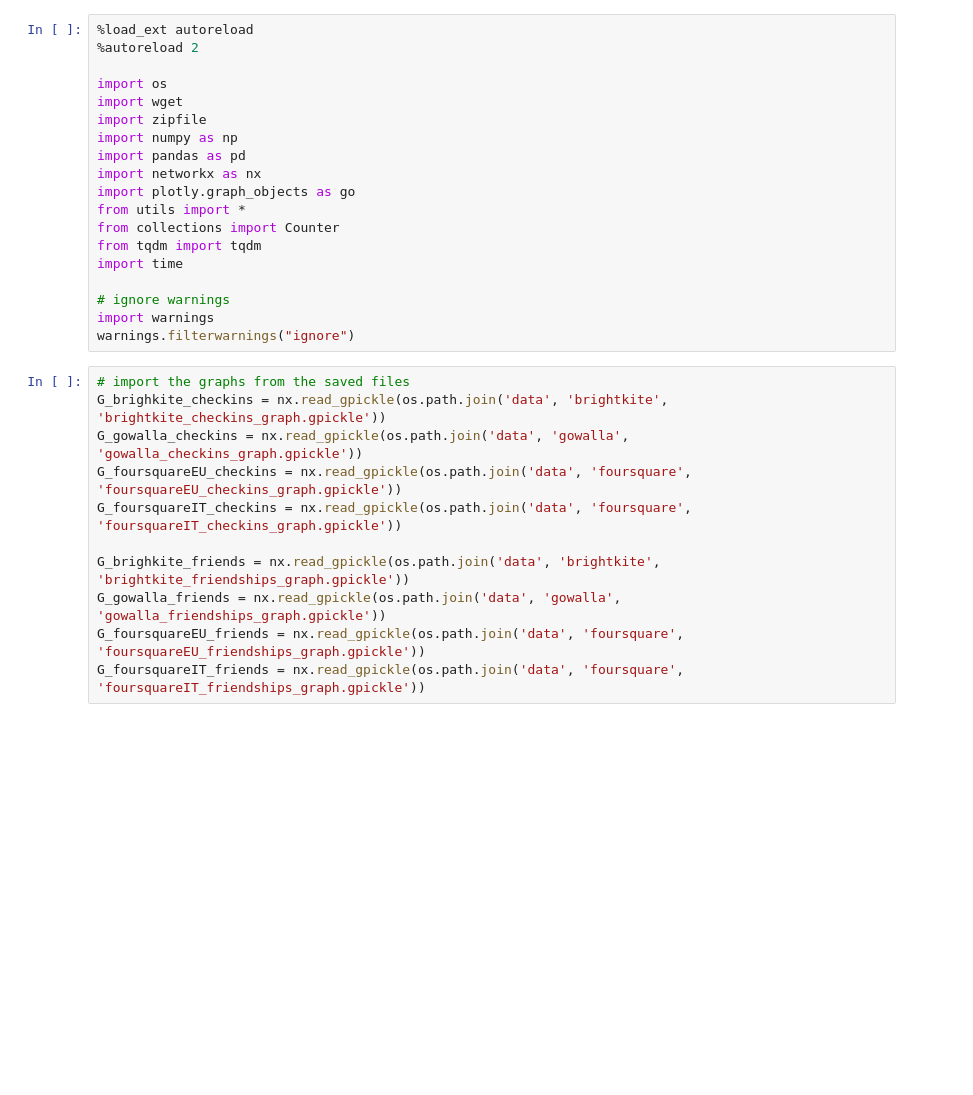
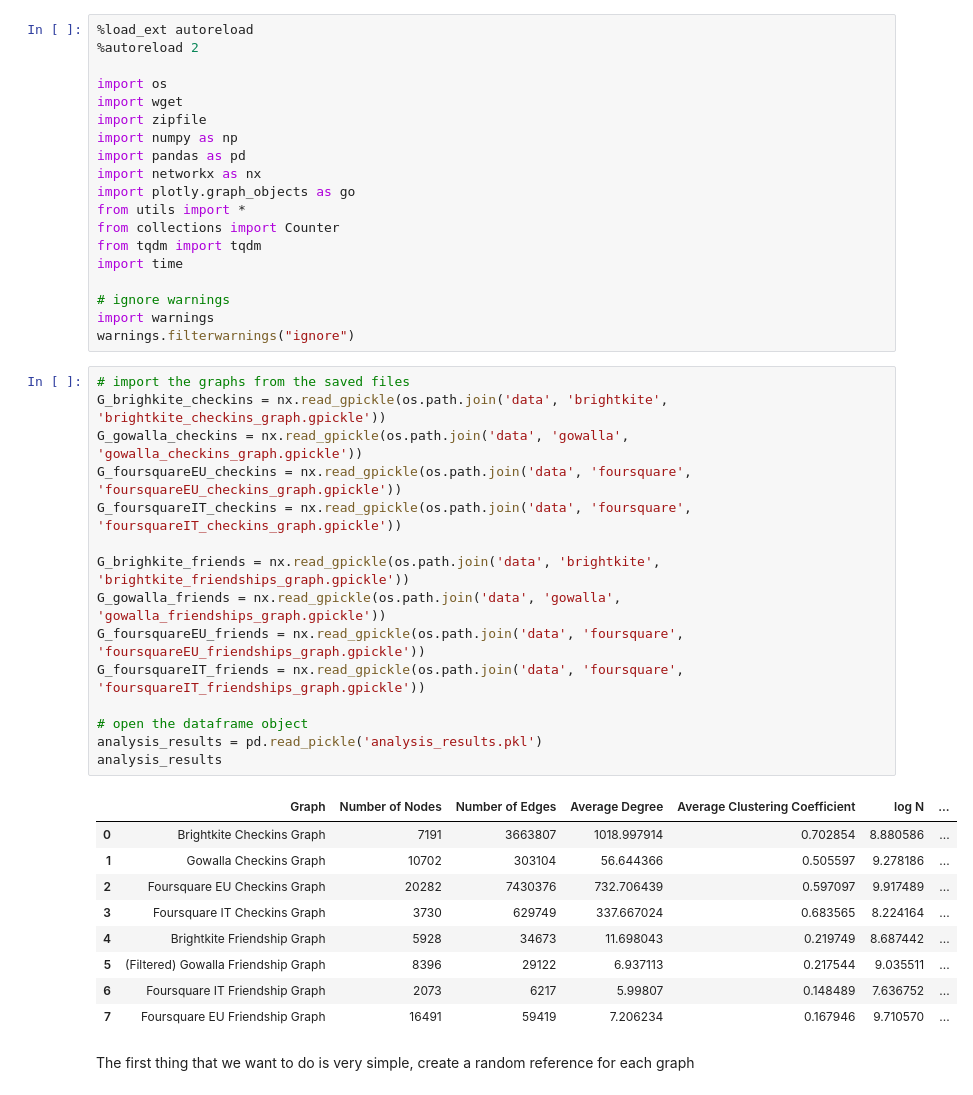
Before and after one commit to lukefleed/small-worlds, a Jupyter notebook: testing.ipynb, the cells around one changed output. Cells and saved outputs as stored; diff of their text form; blank space fills up the shorter version.

```diff
--- a/testing.ipynb
+++ b/testing.ipynb
@@ -20,11 +20,27 @@ warnings.filterwarnings("ignore")
 # %%
 # import the graphs from the saved files
 G_brighkite_checkins = nx.read_gpickle(os.path.join('data', 'brightkite', 'brightkite_checkins_graph.gpickle'))
 G_gowalla_checkins = nx.read_gpickle(os.path.join('data', 'gowalla', 'gowalla_checkins_graph.gpickle'))
 G_foursquareEU_checkins = nx.read_gpickle(os.path.join('data', 'foursquare', 'foursquareEU_checkins_graph.gpickle'))
 G_foursquareIT_checkins = nx.read_gpickle(os.path.join('data', 'foursquare', 'foursquareIT_checkins_graph.gpickle'))
 
 G_brighkite_friends = nx.read_gpickle(os.path.join('data', 'brightkite', 'brightkite_friendships_graph.gpickle'))
 G_gowalla_friends = nx.read_gpickle(os.path.join('data', 'gowalla', 'gowalla_friendships_graph.gpickle'))
 G_foursquareEU_friends = nx.read_gpickle(os.path.join('data', 'foursquare', 'foursquareEU_friendships_graph.gpickle'))
 G_foursquareIT_friends = nx.read_gpickle(os.path.join('data', 'foursquare', 'foursquareIT_friendships_graph.gpickle'))
+
+# open the dataframe object
+analysis_results = pd.read_pickle('analysis_results.pkl')
+analysis_results
+# %% [output]
+|  | Graph | Number of Nodes | Number of Edges | Average Degree | Average Clustering Coefficient | log N | ... |
+| 0 | Brightkite Checkins Graph | 7191 | 3663807 | 1018.997914 | 0.702854 | 8.880586 | ... |
+| 1 | Gowalla Checkins Graph | 10702 | 303104 | 56.644366 | 0.505597 | 9.278186 | ... |
+| 2 | Foursquare EU Checkins Graph | 20282 | 7430376 | 732.706439 | 0.597097 | 9.917489 | ... |
+| 3 | Foursquare IT Checkins Graph | 3730 | 629749 | 337.667024 | 0.683565 | 8.224164 | ... |
+| 4 | Brightkite Friendship Graph | 5928 | 34673 | 11.698043 | 0.219749 | 8.687442 | ... |
+| 5 | (Filtered) Gowalla Friendship Graph | 8396 | 29122 | 6.937113 | 0.217544 | 9.035511 | ... |
+| 6 | Foursquare IT Friendship Graph | 2073 | 6217 | 5.99807 | 0.148489 | 7.636752 | ... |
+| 7 | Foursquare EU Friendship Graph | 16491 | 59419 | 7.206234 | 0.167946 | 9.710570 | ... |
+# %% [markdown]
+The first thing that we want to do is very simple, create a random reference for each graph
```
Also changed, not shown: 2 other files.
